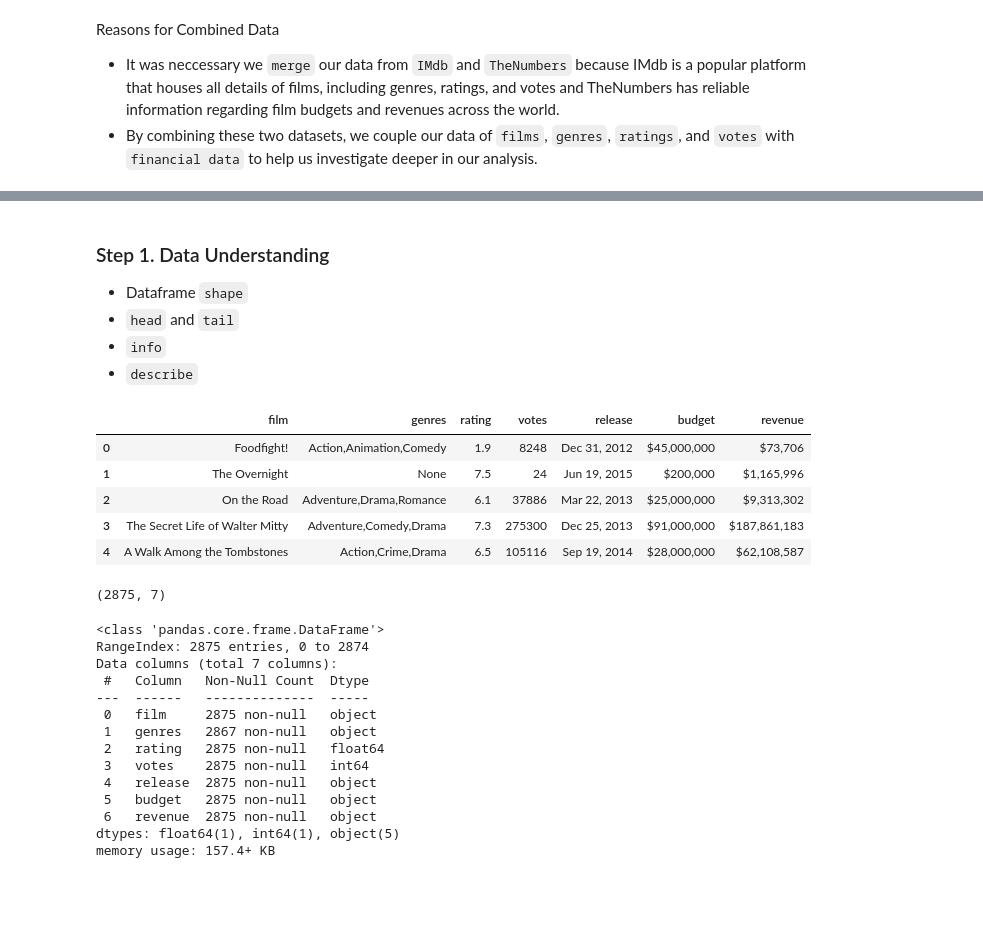
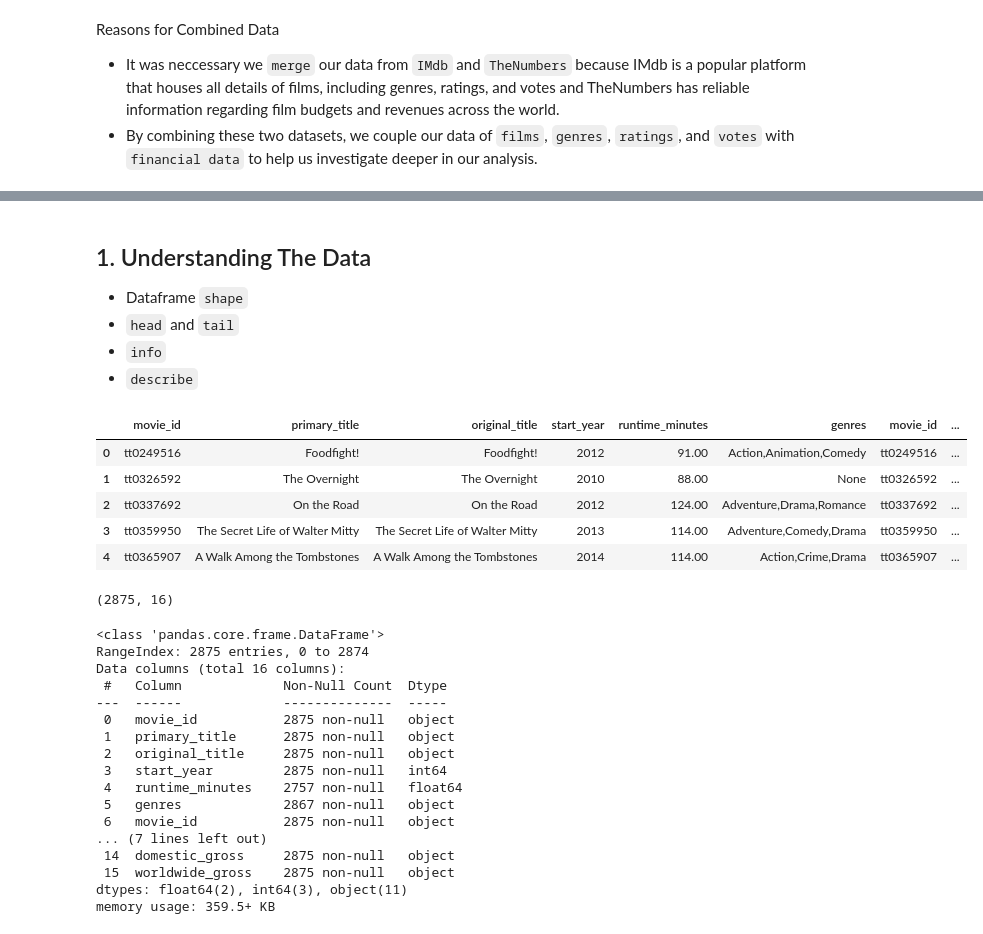
Before and after one commit to mrhussaink7/new-films-movie-data, a Jupyter notebook: index.ipynb, the cells around one changed output, grey strips where cells are left out. Cells and saved outputs as stored; diff of their text form; code cells hidden in the pictures; blank space fills up the shorter version.

Commit message:
[MOD] Completed 1st Step Basic EDA

```diff
--- a/index.ipynb
+++ b/index.ipynb
@@ -48,8 +48,9 @@ import os
 import warnings
 warnings.filterwarnings('ignore')
 plt.style.use('ggplot')
-pd.set_option('display.max_columns', 200)
-pd.set_option('display.float_format','{:,2f}'.format)
+pd.set_option('display.max_columns', None)
+pd.set_option('display.max_rows', 200)
+pd.set_option('display.float_format', '{:,.2f}'.format)
 # %% [markdown]
 ## Loading Datasets
 # %% [markdown]
@@ -153,17 +133,6 @@ Reasons for Combined Data
 - It was neccessary we `merge` our data from `IMdb` and `TheNumbers` because IMdb is a popular platform that houses all details of films, including genres, ratings, and votes and TheNumbers has reliable information regarding film budgets and revenues across the world.
 - By combining these two datasets, we couple our data of `films`, `genres`, `ratings`, and `votes` with `financial data` to help us investigate deeper in our analysis.
 # %%
-df = pd.merge(df_imdb, df_tn_movie_budgets, on='title', how='inner')
-df = df[[
-    # 'movie_id', 'original_title', 'start_year',
-    # 'runtime_minutes', 'movie_id', 'title', 'id', 'movie'
-    'primary_title',  'genres', 'averagerating', 'numvotes',
-    'release_date', 'production_budget', 'worldwide_gross']]
-
-
-df.rename(columns={'primary_title':'film', 'averagerating':'rating', 'numvotes':'votes',
-                              'release_date':'release', 'production_budget':'budget',
-                              'worldwide_gross':'revenue'}, inplace=True)
-
-df
+df_box_office = pd.merge(df_imdb, df_tn_movie_budgets, on='title', how='inner')
+df_box_office
 # %% [output]
@@ -185,37 +154,40 @@ df
 # %% [markdown]
-### Step 1. Data Understanding
+## 1. Understanding The Data
 - Dataframe `shape`
 - `head` and `tail`
 - `info`
 - `describe`
 # %%
-df.head()
+df_box_office.head()
 # %% [output]
-|  | film | genres | rating | votes | release | budget | revenue |
-| 0 | Foodfight! | Action,Animation,Comedy | 1.9 | 8248 | Dec 31, 2012 | $45,000,000 | $73,706 |
-| 1 | The Overnight | None | 7.5 | 24 | Jun 19, 2015 | $200,000 | $1,165,996 |
-| 2 | On the Road | Adventure,Drama,Romance | 6.1 | 37886 | Mar 22, 2013 | $25,000,000 | $9,313,302 |
-| 3 | The Secret Life of Walter Mitty | Adventure,Comedy,Drama | 7.3 | 275300 | Dec 25, 2013 | $91,000,000 | $187,861,183 |
-| 4 | A Walk Among the Tombstones | Action,Crime,Drama | 6.5 | 105116 | Sep 19, 2014 | $28,000,000 | $62,108,587 |
+|  | movie_id | primary_title | original_title | start_year | runtime_minutes | genres | movie_id | ... |
+| 0 | tt0249516 | Foodfight! | Foodfight! | 2012 | 91.00 | Action,Animation,Comedy | tt0249516 | ... |
+| 1 | tt0326592 | The Overnight | The Overnight | 2010 | 88.00 | None | tt0326592 | ... |
+| 2 | tt0337692 | On the Road | On the Road | 2012 | 124.00 | Adventure,Drama,Romance | tt0337692 | ... |
+| 3 | tt0359950 | The Secret Life of Walter Mitty | The Secret Life of Walter Mitty | 2013 | 114.00 | Adventure,Comedy,Drama | tt0359950 | ... |
+| 4 | tt0365907 | A Walk Among the Tombstones | A Walk Among the Tombstones | 2014 | 114.00 | Action,Crime,Drama | tt0365907 | ... |
 # %%
-df.shape
+df_box_office.shape
 # %% [output]
-(2875, 7)
+(2875, 16)
 # %%
-df.info()
+df_box_office.info()
 # %% [output]
 <class 'pandas.core.frame.DataFrame'>
 RangeIndex: 2875 entries, 0 to 2874
-Data columns (total 7 columns):
- #   Column   Non-Null Count  Dtype
----  ------   --------------  -----
- 0   film     2875 non-null   object
- 1   genres   2867 non-null   object
- 2   rating   2875 non-null   float64
- 3   votes    2875 non-null   int64
- 4   release  2875 non-null   object
- 5   budget   2875 non-null   object
- 6   revenue  2875 non-null   object
-dtypes: float64(1), int64(1), object(5)
-memory usage: 157.4+ KB
+Data columns (total 16 columns):
+ #   Column             Non-Null Count  Dtype
+---  ------             --------------  -----
+ 0   movie_id           2875 non-null   object
+ 1   primary_title      2875 non-null   object
+ 2   original_title     2875 non-null   object
+ 3   start_year         2875 non-null   int64
+ 4   runtime_minutes    2757 non-null   float64
+ 5   genres             2867 non-null   object
+ 6   movie_id           2875 non-null   object
+... (7 lines left out)
+ 14  domestic_gross     2875 non-null   object
+ 15  worldwide_gross    2875 non-null   object
+dtypes: float64(2), int64(3), object(11)
+memory usage: 359.5+ KB
 # %%
```
Also changed, not shown: parts of 16 cells of this notebook.
